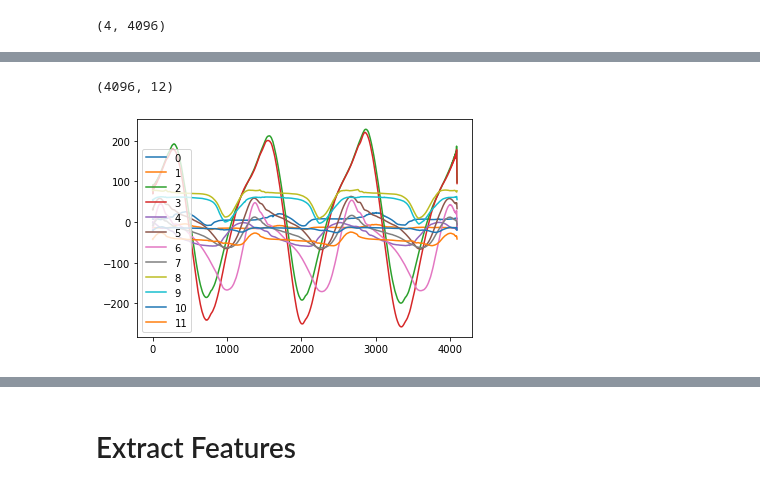
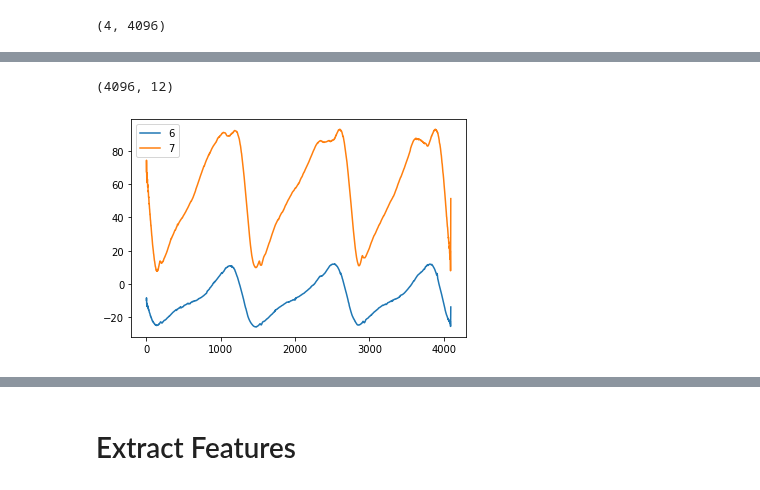
Before and after one commit to atick-faisal/GRF-Synthesis-from-Motion-Trajectories, a Jupyter notebook: src/preprocessing/process_dataset_2_alt.ipynb, the cells around one changed output, grey strips where cells are left out. Drawn from its saved outputs; the diff is of its cells as text; code cells hidden in the pictures.

```diff
--- a/src/preprocessing/process_dataset_2_alt.ipynb
+++ b/src/preprocessing/process_dataset_2_alt.ipynb
@@ -148,8 +177,10 @@ path = '/home/ai/Python/GRF-Synthesis-from-Motion-Trajectories/Dataset/gait-dbas
 # %%
 content = c3d(path, extract_forceplat_data=True)
 # %%
-z = content['data']['platform'][2]['moment'][0]
+z = content['data']['platform'][1]['moment'][0]
 f = LowPassFilter.apply(z, cutoff=20, fs=2000, order=2)
+# f = medfilt(z, 9)
+# f = LowPassFilter.apply(f, cutoff=20, fs=2000, order=2)
 plt.plot(z)
 plt.plot(f)
 # %% [output]
@@ -183,7 +234,7 @@ filtered.shape
 (4, 4096)
 # %%
 for i in range(6, 12):
-    plt.plot(trajectory_z_r[:, i], label=f"{i}")
+    plt.plot(trajectory_y_r[:, i], label=f"{i}")
 plt.legend()
 # %% [output]
 <matplotlib.legend.Legend at 0x...>
@@ -190,0 +242,10 @@ plt.legend()
+# %%
+plt.figure(figsize=(20, 20))
+trajectory_y_r = LowPassFilter.apply(trajectory_y_r, cutoff=6, fs=200)
+d_trajectory_y_r = np.gradient(trajectory_y_r, axis=0)
+# trajectory_y_r = LowPassFilter.apply(trajectory_y_r, cutoff=20, fs=200)
+for i in range(6, 7):
+    plt.plot(d_trajectory_y_r[:, i], label=f"{i}")
+plt.legend()
+d_trajectory_y_r.shape
+plt.ylim([0,10])
@@ -191,9 +255,9 @@ plt.legend()
 # %%
-d_trajectory_y_r = np.gradient(trajectory_y_r, axis=-1)
-for i in range(12):
-    plt.plot(d_trajectory_y_r[:, i], label=f"{i}")
+dd_trajectory_y_r = np.gradient(d_trajectory_y_r, axis=-1)
+for i in range(6, 8):
+    plt.plot(dd_trajectory_y_r[:, i], label=f"{i}")
 plt.legend()
-d_trajectory_y_r.shape
+dd_trajectory_y_r.shape
 # %% [output]
 (4096, 12)
-[figure, old version]
+[figure, new version]
```
Also changed, not shown: parts of 22 cells of this notebook, 6 other files.
